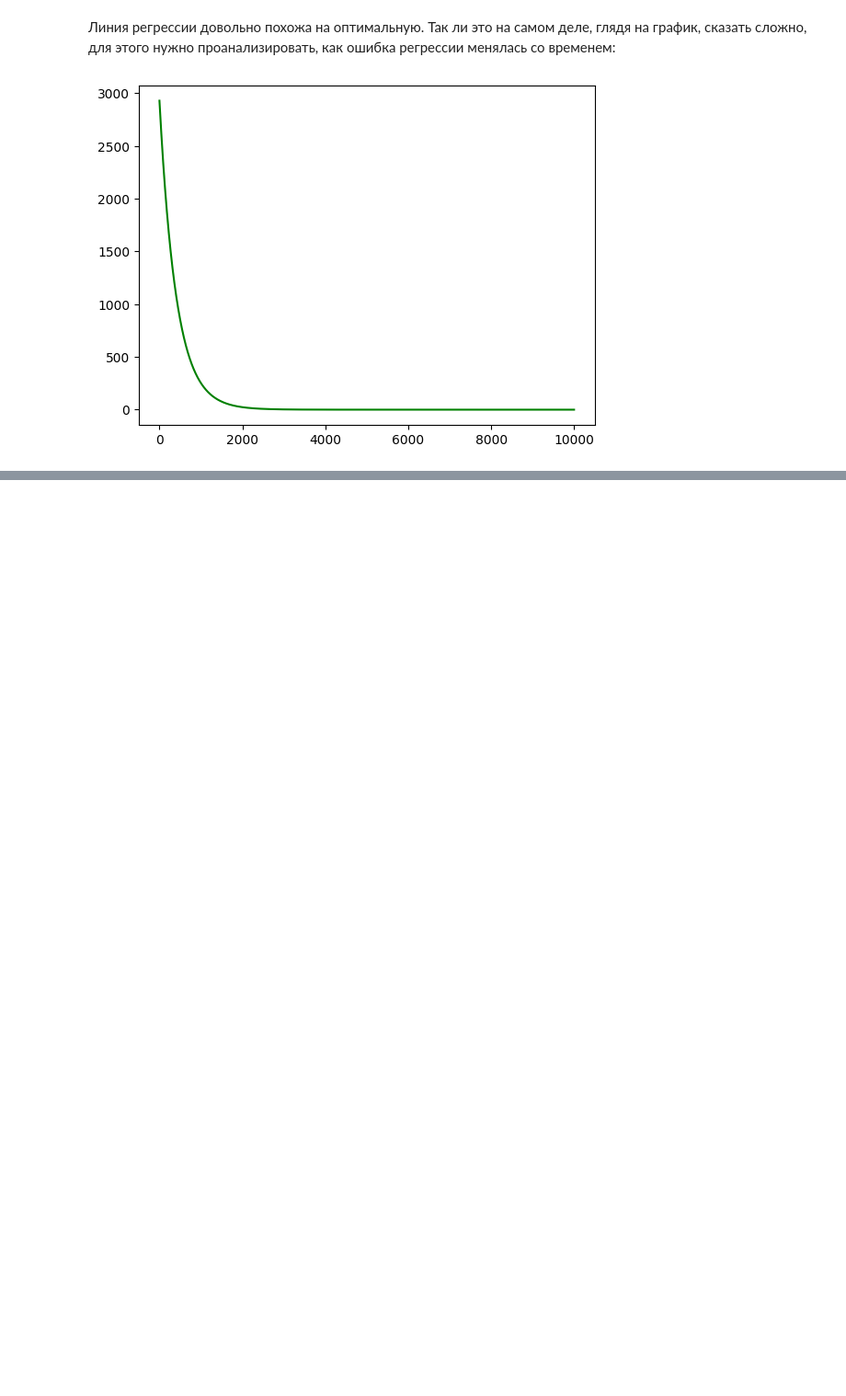
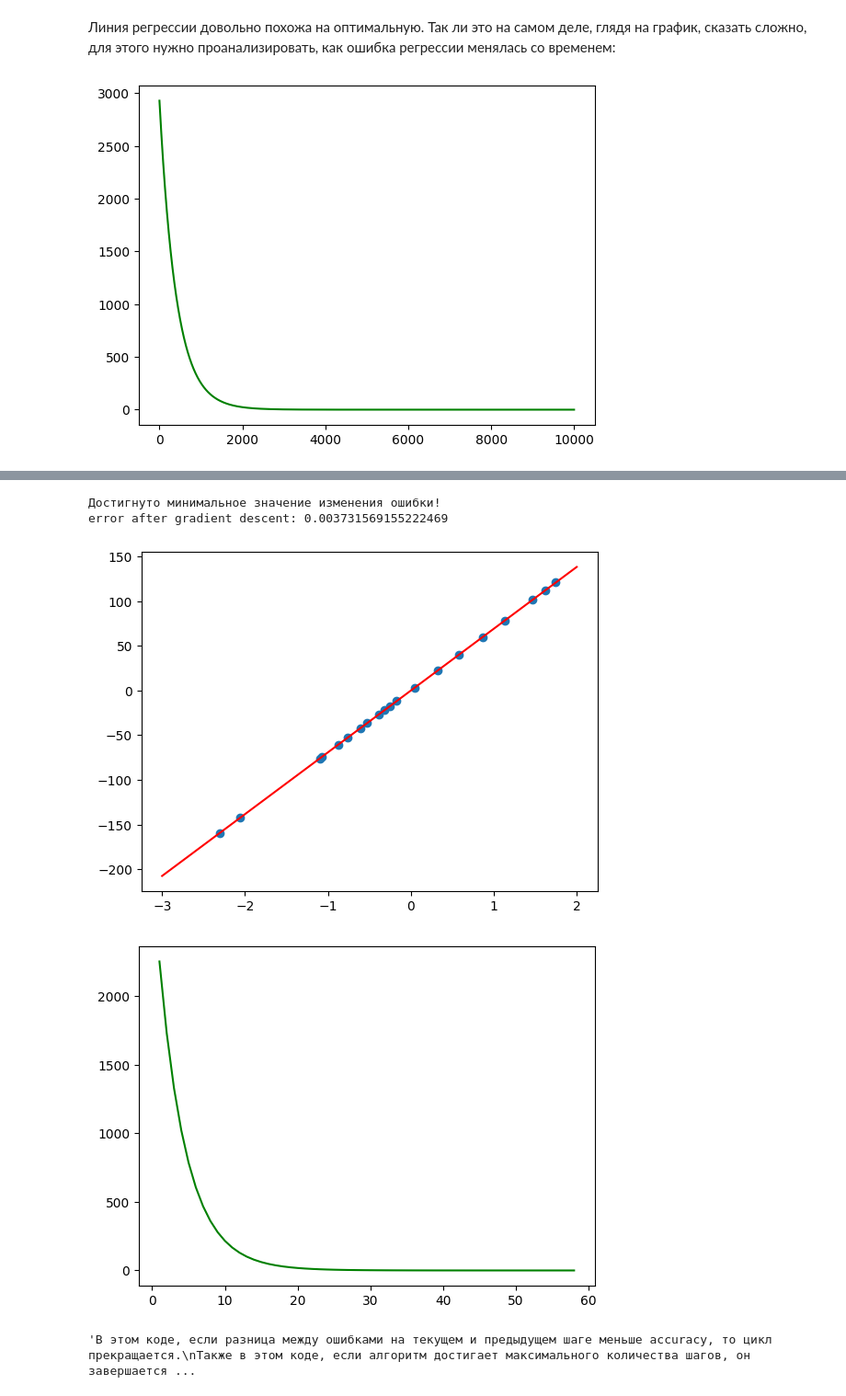
Before and after one commit to Arsenoid/Akimov-Arseniy-TOD_2023-24, a Jupyter notebook: ML1_1.ipynb, the cells around one changed output, grey strips where cells are left out. Shown at 92% size. Saved outputs shown, nothing was run; the diff lists cells and outputs as text; code cells hidden in the pictures; blank space fills up the shorter version.

```diff
--- a/ML1_1.ipynb
+++ b/ML1_1.ipynb
@@ -136,0 +285,59 @@ plt.show()
+# %%
+class Model(object):
+    """Модель парной линейной регрессии"""
+    def __init__(self):
+        self.b0 = 0
+        self.b1 = 0
+
+    def predict(self, X):
+        return self.b0 + self.b1 * X
+
+    def error(self, X, Y):
+        return sum(((self.predict(X) - Y)**2) / (2 * len(X)))
+
+    def fit(self, X, Y, alpha=0.1, accuracy=0.001, max_steps=5000):
+        steps, errors = [], []
+        step = 0
+        prev_err = np.inf
+        for _ in range(max_steps):
+            dJ0 = sum(self.predict(X) - Y) /len(X)
+            dJ1 = sum((self.predict(X) - Y) * X) /len(X)
+            self.b0 -= alpha * dJ0
+            self.b1 -= alpha * dJ1
+            new_err = hyp.error(X, Y)
+            if prev_err - new_err < accuracy:
+                print("Достигнуто минимальное значение изменения ошибки!")
+                break
+            prev_err = new_err
+            step += 1
+            steps.append(step)
+            errors.append(new_err)
+            if step == max_steps - 1:
+                print("Достигнуто максимальное количество шагов!")
+                break
+        return steps, errors
+
+    def handle_data(self, data):
+        if isinstance(data, pd.Series):
+            return data.values.reshape(-1, 1)
+        elif isinstance(data, pd.DataFrame):
+            if data.isnull().sum().sum() > 0:
+                raise ValueError("DataFrame contains missing values")
+            return data.values
+        else:
+            raise TypeError("Data must be a Series or DataFrame")
+
+x = pd.read_csv('https://raw.githubusercontent.com/koroteevmv/ML_course/2023/ML1.1%20linear%20regression/data/x.csv', index_col=0)['0']
+y = pd.read_csv('https://raw.githubusercontent.com/koroteevmv/ML_course/2023/ML1.1%20linear%20regression/data/y.csv', index_col=0)['0']
+hyp = Model()
+display_plot(x, y, hyp)
+
+'''В этом коде, если разница между ошибками на текущем и предыдущем шаге меньше accuracy, то цикл прекращается.
+Также в этом коде, если алгоритм достигает максимального количества шагов, он завершается независимо от того,
+как он достигает минимальной ошибки.'''
+# %% [output]
+Достигнуто минимальное значение изменения ошибки!
+error after gradient descent: 0.003731569155222469
+[figure, added]
+[figure, added]
+'В этом коде, если разница между ошибками на текущем и предыдущем шаге меньше accuracy, то цикл прекращается.\nТакже в этом коде, если алгоритм достигает максимального количества шагов, он завершается ...
```
Also changed, not shown: parts of 12 cells of this notebook.
